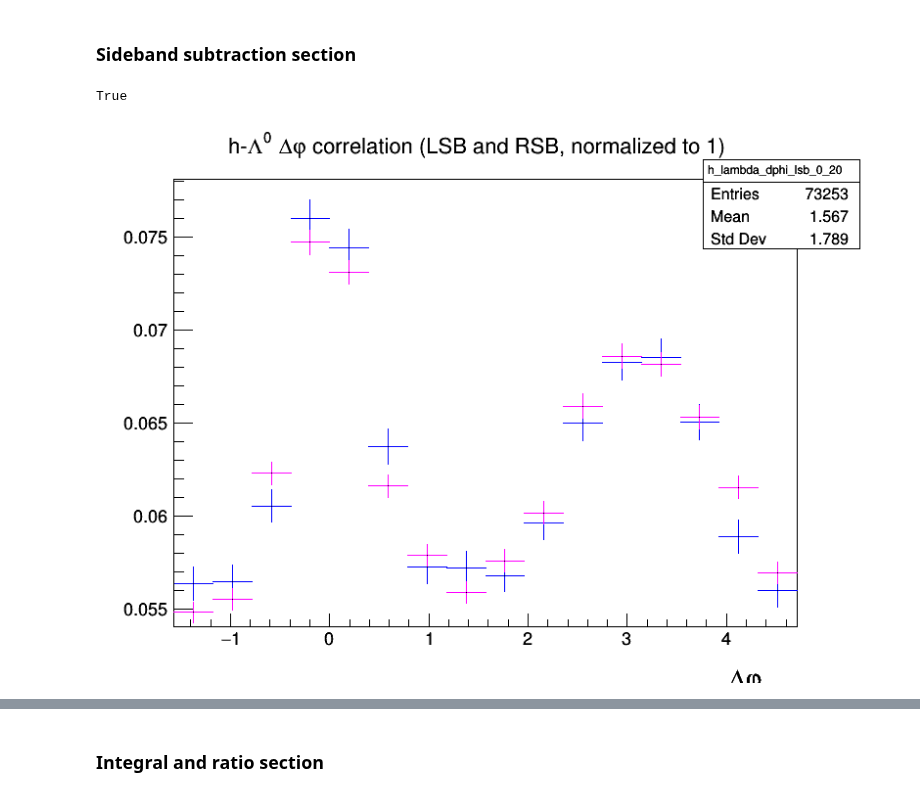
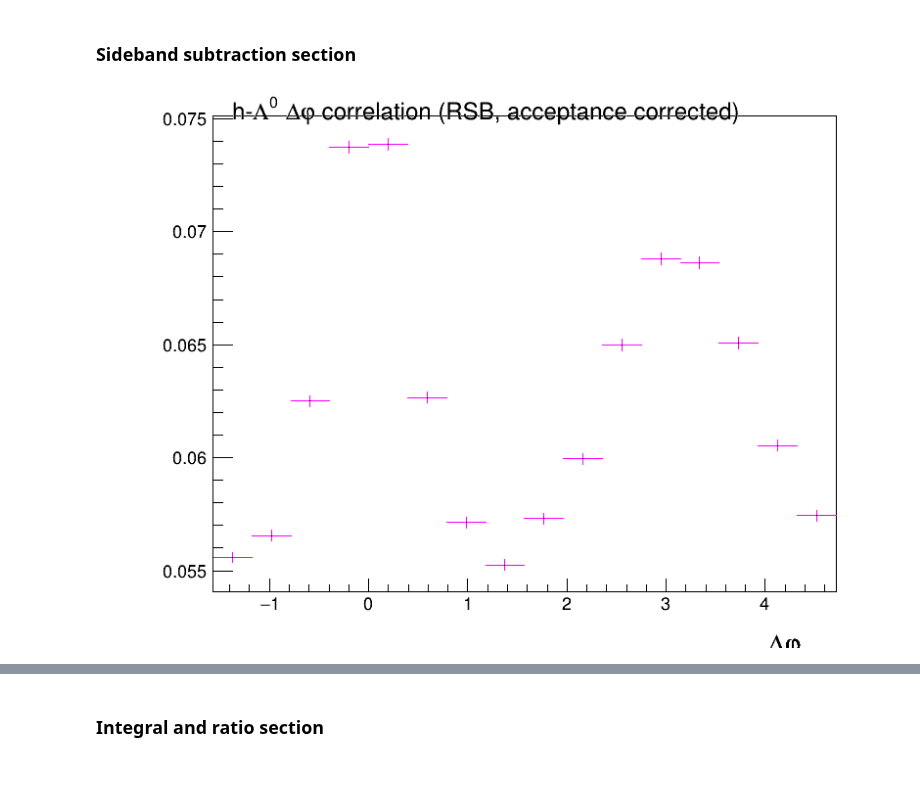
Before and after one commit to rhanniga/lambda-over-hadron, a Jupyter notebook: data/offline/full_offline_analysis.ipynb, the cells around one changed output, grey strips where cells are left out. Saved outputs shown, nothing was run; the diff lists cells and outputs as text; code cells hidden in the pictures.

```diff
--- a/data/offline/full_offline_analysis.ipynb
+++ b/data/offline/full_offline_analysis.ipynb
@@ -34,11 +34,10 @@ TRIG_PT_HIGH = 8 - EPSILON
 ASSOC_PT_LOW = 2
 ASSOC_PT_HIGH = 4 - EPSILON
 # %%
-LSB_MIN = 1.085
-LSB_MAX = 1.10 - EPSILON
-SIG_MIN = 1.104
-SIG_MAX = 1.128 - EPSILON
-RSB_MIN = 1.14
-RSB_MAX = 1.155 - EPSILON
+# SIGNAL AND SIDEBAND REGION CUTS
+SIG_MIN = 1.10
+SIG_MAX = 1.14 - EPSILON
+RSB_MIN = 1.18
+RSB_MAX = 1.22 - EPSILON
 # %%
 c = rt.TCanvas("main_canvas", "Main Canvas", 55, 55, 800, 600)
@@ -45,6 +49,6 @@ c = rt.TCanvas("main_canvas", "Main Canvas", 55, 55, 800, 600)
 # %% [markdown]
 # 0-20 setup
 # %%
-input_file_0_20 = rt.TFile("~/OneDrive/Research/Output/lambda-over-hadron/data/cent_0_20_v2.root")
+input_file_0_20 = rt.TFile("../online/res/res_correct_eff_cent_0_20.root")
 input_list_0_20 = input_file_0_20.Get("h-lambda")
 input_file_0_20.Close()
@@ -69,6 +67,4 @@ h_h_mixed_0_20_highest_pt = input_list_0_20.FindObject("fDphiHHMixed")
 # %%
-h_lambda_0_20 = input_list_0_20.FindObject("fDphiHLambdaEff")
-h_lambda_ls_0_20 = input_list_0_20.FindObject("fDphiHLambdaLS")
+h_lambda_0_20 = input_list_0_20.FindObject("fDphiHLambda")
 h_lambda_mixed_0_20 = input_list_0_20.FindObject("fDphiHLambdaMixed")
-h_lambda_ls_mixed_0_20 = input_list_0_20.FindObject("fDphiHLambdaLSMixed")
 # %%
@@ -569,10 +563,4 @@ h_h_2d_mixcor_0_20_highest_pt.Scale(1.0/num_trigs_0_20_highest_pt)
 # %% [markdown]
 ### Sideband subtraction section
-# %%
-# Generate sum of 2 distributions (for USE_BOTH method)
-h_lambda_2d_mixcor_rsblsb_0_20 = h_lambda_2d_mixcor_rsb_0_20.Clone("h_lambda_2d_mixcor_rsblsb_0_20")
-h_lambda_2d_mixcor_rsblsb_0_20.Add(h_lambda_2d_mixcor_lsb_0_20)
-# %% [output]
-True
 # %%
 # Normalize side bands to 1
@@ -582,12 +568,8 @@ h_lambda_2d_mixcor_lsb_0_20.Scale(1/h_lambda_2d_mixcor_lsb_0_20.Integral())
 # %%
 h_lambda_dphi_rsb_0_20 = h_lambda_2d_mixcor_rsb_0_20.ProjectionY("h_lambda_dphi_rsb_0_20")
-h_lambda_dphi_lsb_0_20 = h_lambda_2d_mixcor_lsb_0_20.ProjectionY("h_lambda_dphi_lsb_0_20")
 h_lambda_dphi_rsb_0_20.SetTitle("h-#Lambda^{0} #Delta#varphi correlation (RSB, acceptance corrected)")
 h_lambda_dphi_rsb_0_20.SetLineColor(rt.kMagenta)
-h_lambda_dphi_lsb_0_20.SetTitle("h-#Lambda^{0} #Delta#varphi correlation (LSB and RSB, normalized to 1)")
-h_lambda_dphi_lsb_0_20.SetLineColor(rt.kBlue)
-h_lambda_dphi_lsb_0_20.Draw()
-h_lambda_dphi_rsb_0_20.Draw("SAME")
+h_lambda_dphi_rsb_0_20.Draw()
 c.Draw()
 # %% [output]
-[figure, old version]
+[figure, new version]
```
Also changed, not shown: parts of 154 cells of this notebook, 3 other files.
